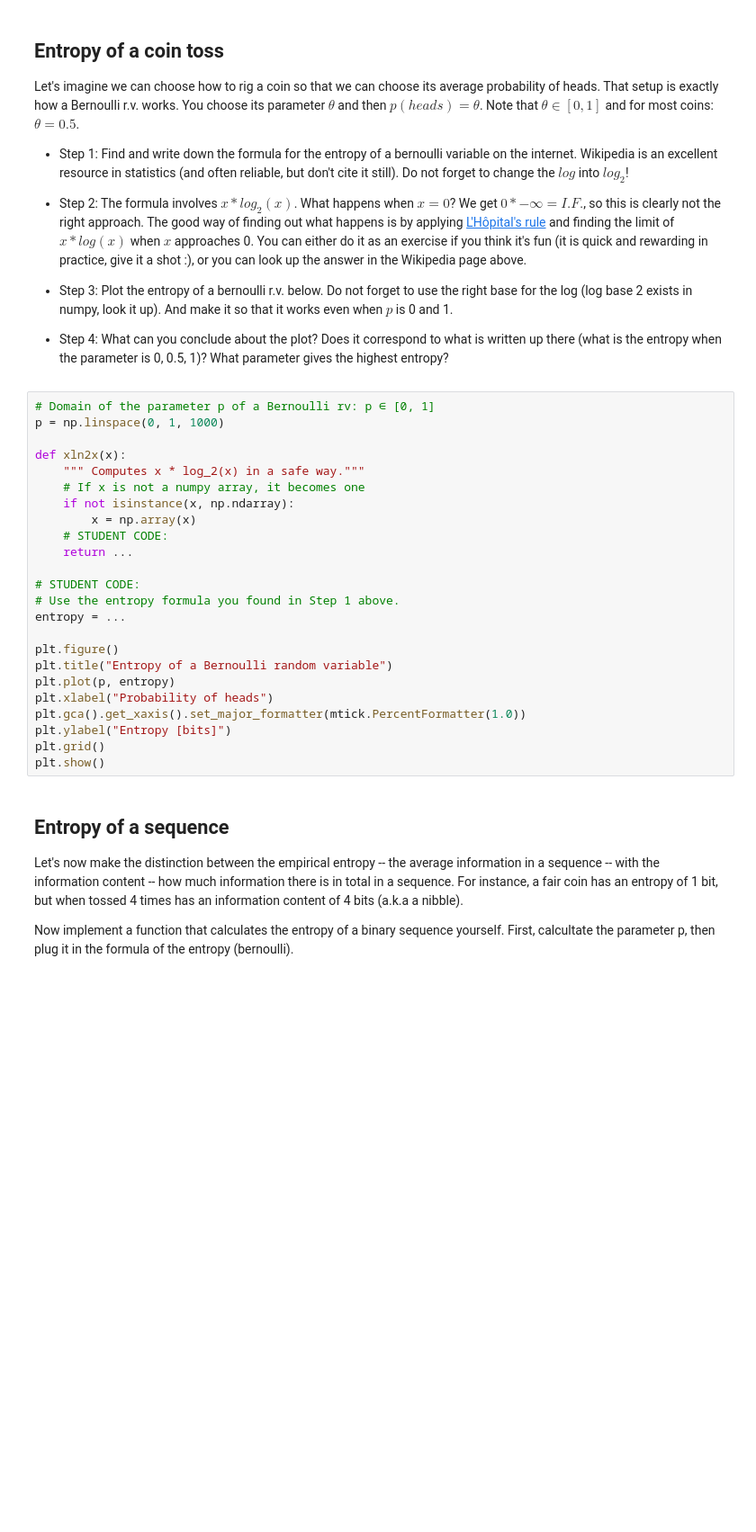
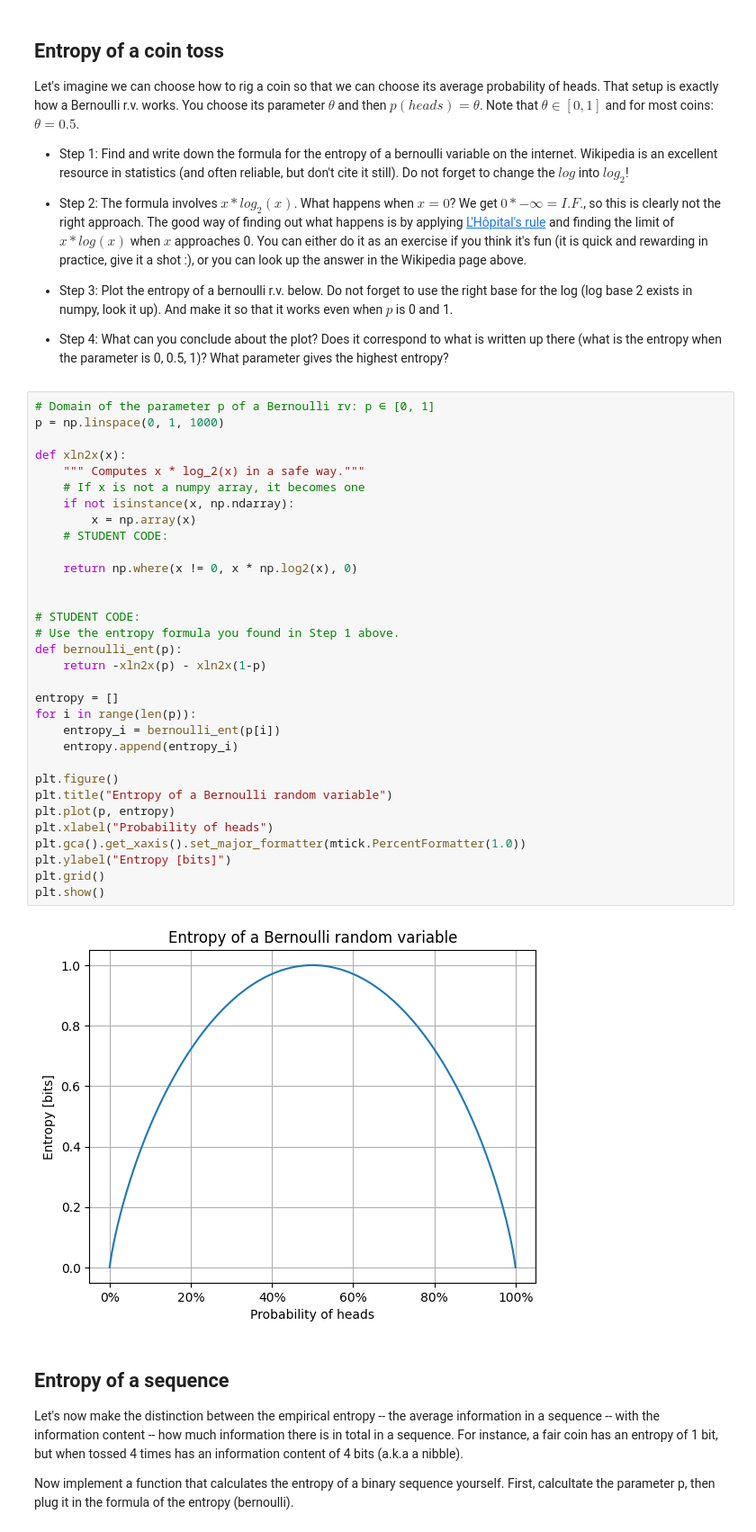
Before and after one commit to meatloafi/ml-1dl034-public-assignments, a Jupyter notebook: Assignments/Theoretical/theoretical4.ipynb, the cells around one changed output. Shown: that part at 90% size. Drawn from its saved outputs; the diff is of its cells as text; blank space fills up the shorter version.

```diff
--- a/Assignments/Theoretical/theoretical4.ipynb
+++ b/Assignments/Theoretical/theoretical4.ipynb
@@ -57,27 +57,37 @@ Let's imagine we can choose how to rig a coin so that we can choose its average
 # %%
 # Domain of the parameter p of a Bernoulli rv: p ∈ [0, 1]
 p = np.linspace(0, 1, 1000)
 
 def xln2x(x):
     """ Computes x * log_2(x) in a safe way."""
     # If x is not a numpy array, it becomes one
     if not isinstance(x, np.ndarray):
         x = np.array(x)
     # STUDENT CODE:
-    return ...
+
+    return np.where(x != 0, x * np.log2(x), 0)
+
 
 # STUDENT CODE:
 # Use the entropy formula you found in Step 1 above.
-entropy = ...
+def bernoulli_ent(p):
+    return -xln2x(p) - xln2x(1-p)
+
+entropy = []
+for i in range(len(p)):
+    entropy_i = bernoulli_ent(p[i])
+    entropy.append(entropy_i)
 
 plt.figure()
 plt.title("Entropy of a Bernoulli random variable")
 plt.plot(p, entropy)
 plt.xlabel("Probability of heads")
 plt.gca().get_xaxis().set_major_formatter(mtick.PercentFormatter(1.0))
 plt.ylabel("Entropy [bits]")
 plt.grid()
 plt.show()
+# %% [output]
+[figure, added]
 # %% [markdown]
 ## Entropy of a sequence
 
```
Also changed, not shown: parts of 8 cells of this notebook.
